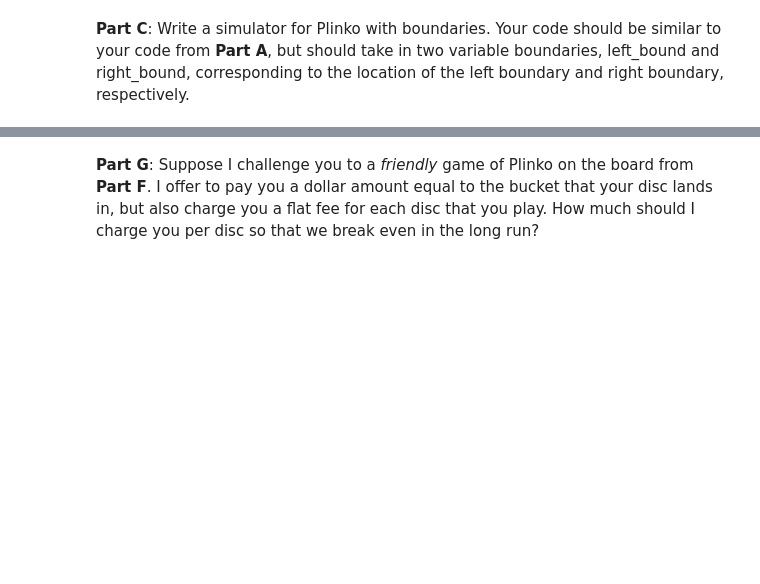
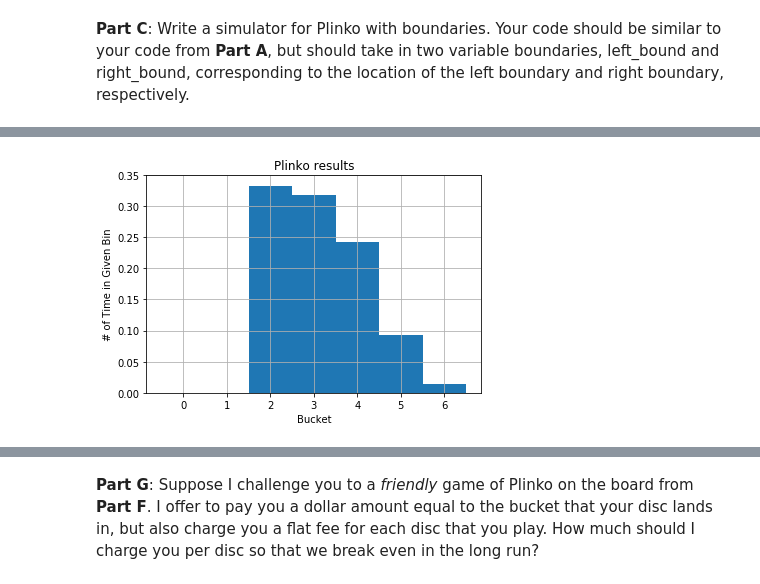
Before and after one commit to Matt-Sredojevic/csci3022, a Jupyter notebook: homework/homework4/hmwk04_Lastname_Firstname.ipynb, the cells around one changed output, grey strips where cells are left out. Cells and saved outputs as stored; diff of their text form; code cells hidden in the pictures; blank space fills up the shorter version.

```diff
--- a/homework/homework4/hmwk04_Lastname_Firstname.ipynb
+++ b/homework/homework4/hmwk04_Lastname_Firstname.ipynb
@@ -186,6 +294,10 @@ Let $X$ be the random variable corresponding to the Bucket that the disc lands i
 ![alt text](http://danlarremore.com/misc/plinko4.png)
 
 Let $X$ be the random variable corresponding to the Bucket that the disc lands in. Run your simulation for at least $10K$ trials and plot a density histogram estimate of the PMF of $X$. Compare the approximate PMF for this board to the boards from **Parts A** and **D**. Explain the mechanism that causes the differences between the three PMFs in words.
+# %%
+plinkoSimBoundary(1.5,6)
+# %% [output]
+[figure, added]
 # %% [markdown]
 **Part F**: OK, one more. Consider the board with left_bound $= 1.5$ and right_bound $= 5.5$ which looks as follows:
 
```
Also changed, not shown: parts of 28 cells of this notebook.
